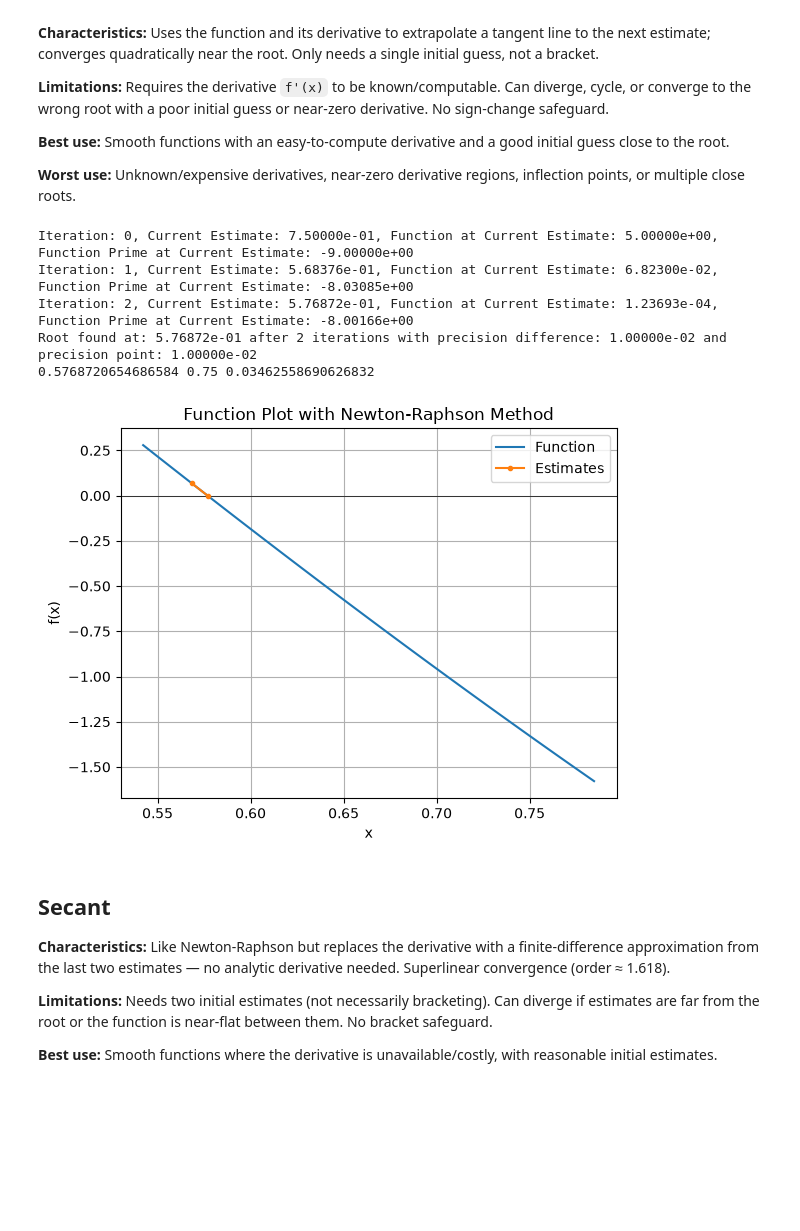
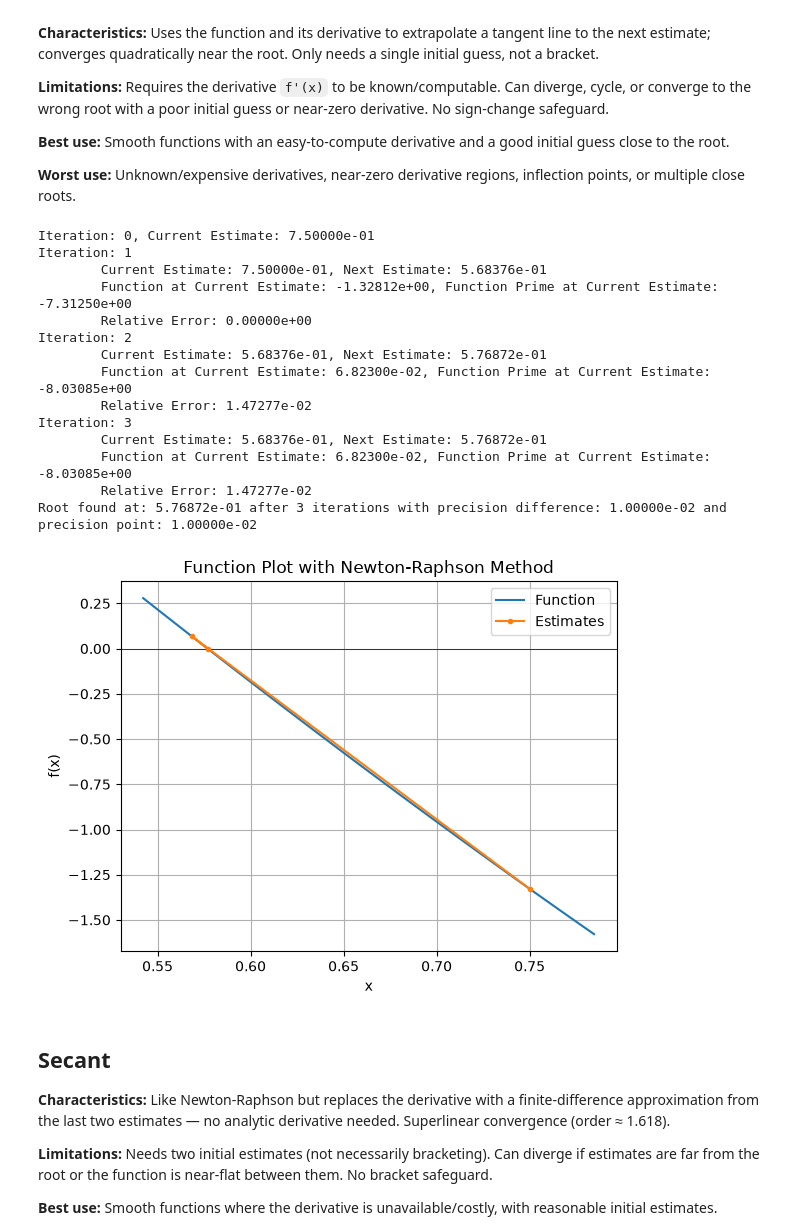
Before and after one commit to maxcbarn/UNI-Numerical-Analysis, a Jupyter notebook: Methods-Zero-Finding.ipynb, the cells around one changed output. Drawn from its saved outputs; the diff is of its cells as text; code cells hidden in the pictures; blank space fills up the shorter version.

```diff
--- a/Methods-Zero-Finding.ipynb
+++ b/Methods-Zero-Finding.ipynb
@@ -223,71 +277,91 @@ def NewtonRaphson( maxIterations: int , initialEstimate: float , precisionDiffer
         plt.ylabel('f(x)')
 
     iteration: int = 0
+    previousEstimate: float = initialEstimate
     estimate: float = 0.0
+    relativeError: float = 0.0
     ans: float = 0.0
 
     if verbose:
-        print(f"Iteration: {iteration}, Current Estimate: {initialEstimate:.5e}, Function at Current Estimate: {function(estimate):.5e}, Function Prime at Current Estimate: {functionPrime(estimate):.5e}")
+        print(f"Iteration: {iteration}, Current Estimate: {previousEstimate:.5e}")
 
     while iteration < maxIterations:
+        if abs(function(previousEstimate)) < precisionPoint:
+            if plotting:
+                estimates.append(previousEstimate)
+            ans = previousEstimate
+            break
 
-        if abs(function(estimate)) < precisionPoint:
-            if plotting and iteration == 0:
+        estimate = previousEstimate - (function(previousEstimate) / functionPrime(previousEstimate))
+        if iteration > 0:
+            relativeError = abs((estimate - previousEstimate) / estimate)
+
+        iteration += 1
+        if plotting:
+            estimates.append(previousEstimate)
+
+        if verbose:
+            print(f"Iteration: {iteration}\n\tCurrent Estimate: {previousEstimate:.5e}, Next Estimate: {estimate:.5e}\n\tFunction at Current Estimate: {function(previousEstimate):.5e}, Function Prime at Current Estimate: {functionPrime(previousEstimate):.5e}\n\tRelative Error: {relativeError:.5e}")
+
+        if abs(estimate - previousEstimate) < precisionDifference or abs(function(estimate)) < precisionPoint:
+            if plotting:
                 estimates.append(estimate)
             ans = estimate
             break
 
-        estimate = initialEstimate - (function(initialEstimate) / functionPrime(initialEstimate))
-        iteration += 1
-        if plotting:
-            estimates.append(estimate)
-
-        if verbose:
-            print(f"Iteration: {iteration}, Current Estimate: {estimate:.5e}, Function at Current Estimate: {function(estimate):.5e}, Function Prime at Current Estimate: {functionPrime(estimate):.5e}")
-
-        if abs(estimate - initialEstimate) < precisionDifference and abs(function(estimate)) < precisionPoint:
-            ans = estimate
-            break
-
-        initialEstimate = estimate
+        previousEstimate = estimate
 
 
     if iteration == maxIterations:
         print(f"Maximum iterations reached: {maxIterations}. The root may not have been found within the desired precision.")
-
+    else:
+        iteration += 1
+        if estimate != 0:
+            relativeError = abs((estimate - previousEstimate) / estimate)
+        if verbose:
+            print(f"Iteration: {iteration}\n\tCurrent Estimate: {previousEstimate:.5e}, Next Estimate: {estimate:.5e}\n\tFunction at Current Estimate: {function(previousEstimate):.5e}, Function Prime at Current Estimate: {functionPrime(previousEstimate):.5e}\n\tRelative Error: {relativeError:.5e}")
     if verbose:
-        print(f"Root found at: {estimate:.5e} after {iteration} iterations with precision difference: {precisionDifference:.5e} and precision point: {precisionPoint:.5e}")
+        print(f"Root found at: {ans:.5e} after {iteration} iterations with precision difference: {precisionDifference:.5e} and precision point: {precisionPoint:.5e}")
 
     if plotting:
         delta = abs(0.2 *(initialPoint - estimate))
         if estimate > initialPoint:
             x = np.linspace( initialPoint - delta , estimate + delta , 100)
         else:
             x = np.linspace( estimate - delta , initialPoint + delta , 100)
         y = function(x)
         plt.plot(x, y, label='Function')
         estimatesFx = [function(mid) for mid in estimates]
         plt.plot(estimates, estimatesFx, marker='.', label='Estimates')
         plt.legend()
         plt.grid()
         plt.show()
 
     return ans
 ## Test Function
 
 ## initial estimate 0.75 precision 1e-2
 functionNewton: callable = lambda x: x**3 - (9 * x) + 5
 functionNewtonPrime: callable = lambda x: 3 * (x**2) - 9
 
 
 root1: float = NewtonRaphson(100, 0.75, 1e-2, 1e-2, functionNewton, functionNewtonPrime, verbose=True, plotting=True)
 # %% [output]
-Iteration: 0, Current Estimate: 7.50000e-01, Function at Current Estimate: 5.00000e+00, Function Prime at Current Estimate: -9.00000e+00
-Iteration: 1, Current Estimate: 5.68376e-01, Function at Current Estimate: 6.82300e-02, Function Prime at Current Estimate: -8.03085e+00
-Iteration: 2, Current Estimate: 5.76872e-01, Function at Current Estimate: 1.23693e-04, Function Prime at Current Estimate: -8.00166e+00
-Root found at: 5.76872e-01 after 2 iterations with precision difference: 1.00000e-02 and precision point: 1.00000e-02
-0.5768720654686584 0.75 0.03462558690626832
+Iteration: 0, Current Estimate: 7.50000e-01
+Iteration: 1
+        Current Estimate: 7.50000e-01, Next Estimate: 5.68376e-01
+        Function at Current Estimate: -1.32812e+00, Function Prime at Current Estimate: -7.31250e+00
+        Relative Error: 0.00000e+00
+Iteration: 2
+        Current Estimate: 5.68376e-01, Next Estimate: 5.76872e-01
+        Function at Current Estimate: 6.82300e-02, Function Prime at Current Estimate: -8.03085e+00
+        Relative Error: 1.47277e-02
+Iteration: 3
+        Current Estimate: 5.68376e-01, Next Estimate: 5.76872e-01
+        Function at Current Estimate: 6.82300e-02, Function Prime at Current Estimate: -8.03085e+00
+        Relative Error: 1.47277e-02
+Root found at: 5.76872e-01 after 3 iterations with precision difference: 1.00000e-02 and precision point: 1.00000e-02
-[figure, old version]
+[figure, new version]
 # %% [markdown]
 ## Secant
 
```
Also changed, not shown: parts of 3 cells of this notebook, 1 other file.
